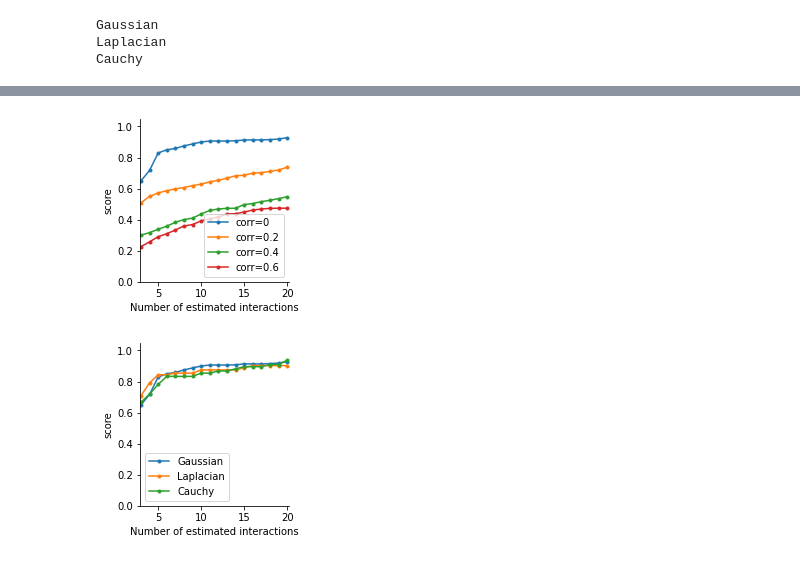
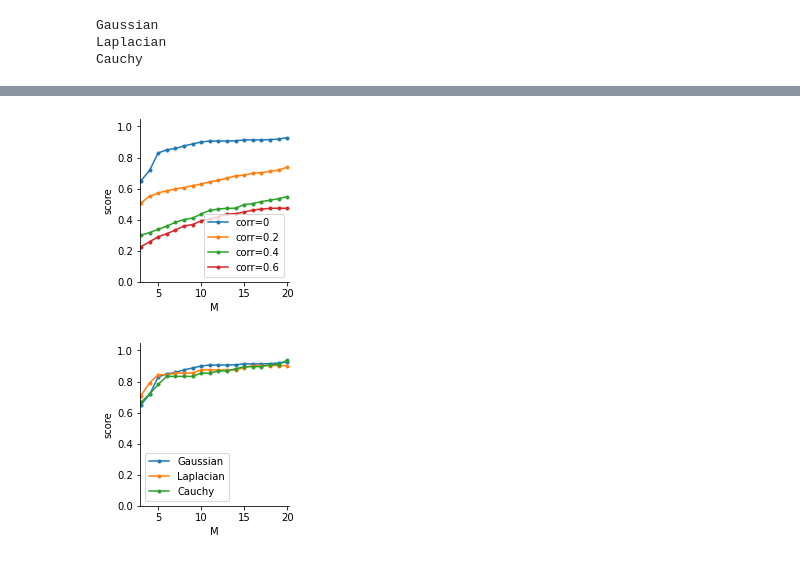
Before and after one commit to Yu-Group/interaction_selection, a Jupyter notebook: simulations/082_regression_more_settings.ipynb, the cells around one changed output, grey strips where cells are left out. Drawn from its saved outputs; the diff is of its cells as text; code cells hidden in the pictures.

```diff
--- a/simulations/082_regression_more_settings.ipynb
+++ b/simulations/082_regression_more_settings.ipynb
@@ -22,9 +28,9 @@ for overlap in [0, 1, 2]:
         final_results = {**final_results, **pooled_results[ind][0]}
         recorded = {**recorded, **pooled_results[ind][1]}
     print(overlap)
-    with open("082_save.pk", 'wb') as f:
-        pk.dump(final_results, f)
-        pk.dump(recorded, f)
+    #with open("082_save_2_3.pk", 'wb') as f:
+    #    pk.dump(final_results, f)
+    #    pk.dump(recorded, f)
 # %% [output]
 0
 1
@@ -36,6 +42,6 @@ for feature_correlation in [0, 0.2, 0.4, 0.6]:
         final_results = {**final_results, **pooled_results[ind][0]}
         recorded = {**recorded, **pooled_results[ind][1]}
     print(feature_correlation)
-    with open("082_save_correlated.pk", 'wb') as f:
+    with open("082_save_correlated_2_3.pk", 'wb') as f:
         pk.dump(final_results, f)
         pk.dump(recorded, f)
@@ -46,7 +57,7 @@ for noise_type in ['Gaussian', 'Laplacian', 'Cauchy']:
         final_results = {**final_results, **pooled_results[ind][0]}
         recorded = {**recorded, **pooled_results[ind][1]}
     print(noise_type)
-    with open("082_save_noise.pk", 'wb') as f:
+    with open("082_save_noise_2_3.pk", 'wb') as f:
         pk.dump(final_results, f)
         pk.dump(recorded, f)
 # %% [output]
@@ -88,34 +104,38 @@ plt.show()
+# %%
+with open("082_save_correlated.pk", 'rb') as f:
+    final_results = pk.load(f)
+    recorded = pk.load(f)
 # %%
 fig, ax = plt.subplots(figsize=(8/3,3))
 for j, corr in enumerate([0, 0.2, 0.4, 0.6]):
     # depth weighted
     min_length = np.min([len(v) for x, v in final_results.items() if x[0] == corr and x[1] == 0 and x[2] == 'Gaussian' and x[4] == 'soft' and x[5] == 'mild'])
     min_length = min(20, min_length)
     min_length = 20
     scores = []
     for x, v in final_results.items():
         if x[0] == corr and x[1] == 0 and x[2] == 'Gaussian' and x[4] == 'soft' and x[5] == 'mild':
             if len(v) < min_length:
                 v = list(v) + [v[-1]] * (min_length - len(v))
             scores.append(v[:min_length])
     scores = np.array(scores)
     ax.errorbar(
         np.arange(1, min_length+1),
         np.nanmean(scores, axis=0),
         marker='.',
     )
 
 ax.set_ylim([0,1.05])
 ax.set_xlim([2.9, 20.2])
 ax.legend(['corr=0', 'corr=0.2', 'corr=0.4', 'corr=0.6'])
 #ax.set_title(f"Number of interactions {num_interact} with order {order}", fontsize=10)
 #ax.xaxis.set_major_locator(MaxNLocator(integer=True))
 ax.spines["top"].set_visible(False)
 ax.spines["right"].set_visible(False)
 ax.set_ylabel(f"score")
-ax.set_xlabel("Number of estimated interactions")
+ax.set_xlabel("M")
 #ax.set_title(f"interaction-order = {order}")
 # plt.tight_layout()
 plt.show()
 # %% [output]
-[figure, old version]
+[figure, new version]
@@ -147,10 +171,10 @@ ax.legend(['Gaussian', 'Laplacian', 'Cauchy'])
 ax.spines["top"].set_visible(False)
 ax.spines["right"].set_visible(False)
 ax.set_ylabel(f"score")
-ax.set_xlabel("Number of estimated interactions")
+ax.set_xlabel("M")
 #ax.set_title(f"interaction-order = {order}")
 # plt.tight_layout()
 plt.show()
 # %% [output]
-[figure, old version]
+[figure, new version]
 # %%
```
Also changed, not shown: parts of 7 cells of this notebook, 1 other file.
